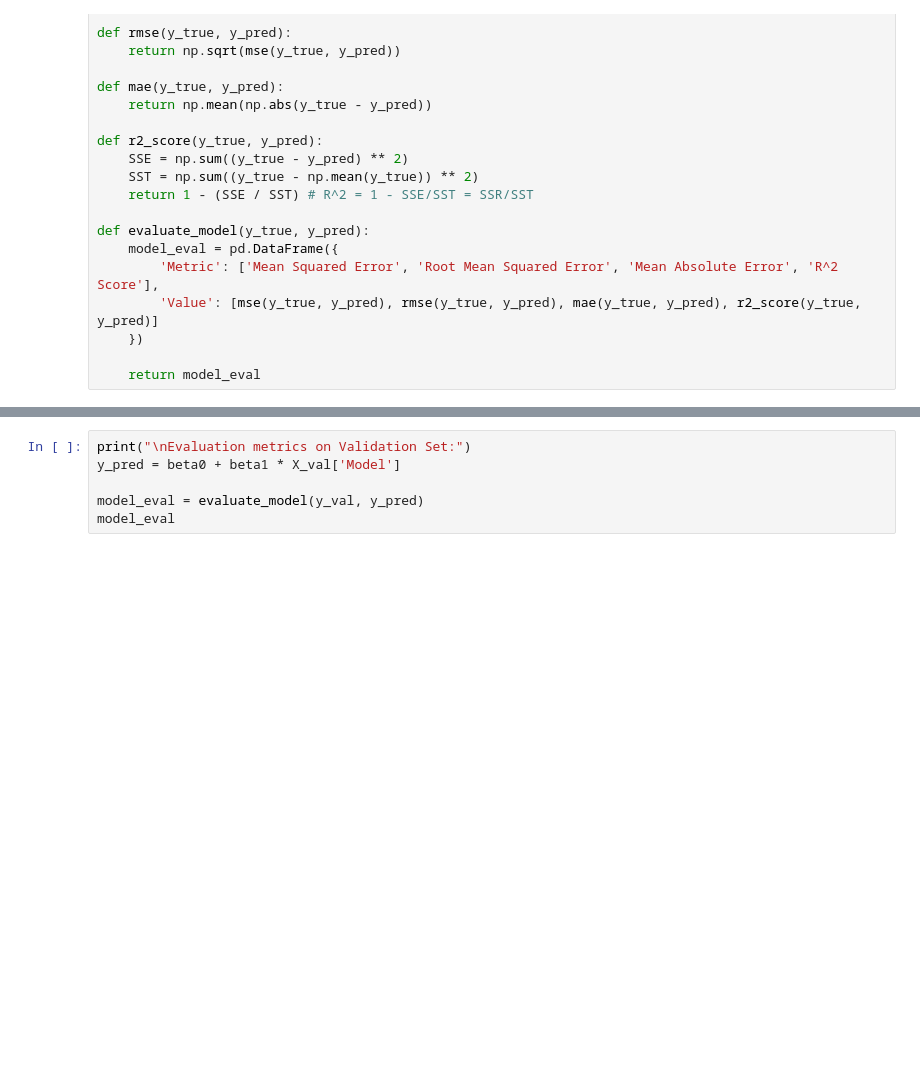
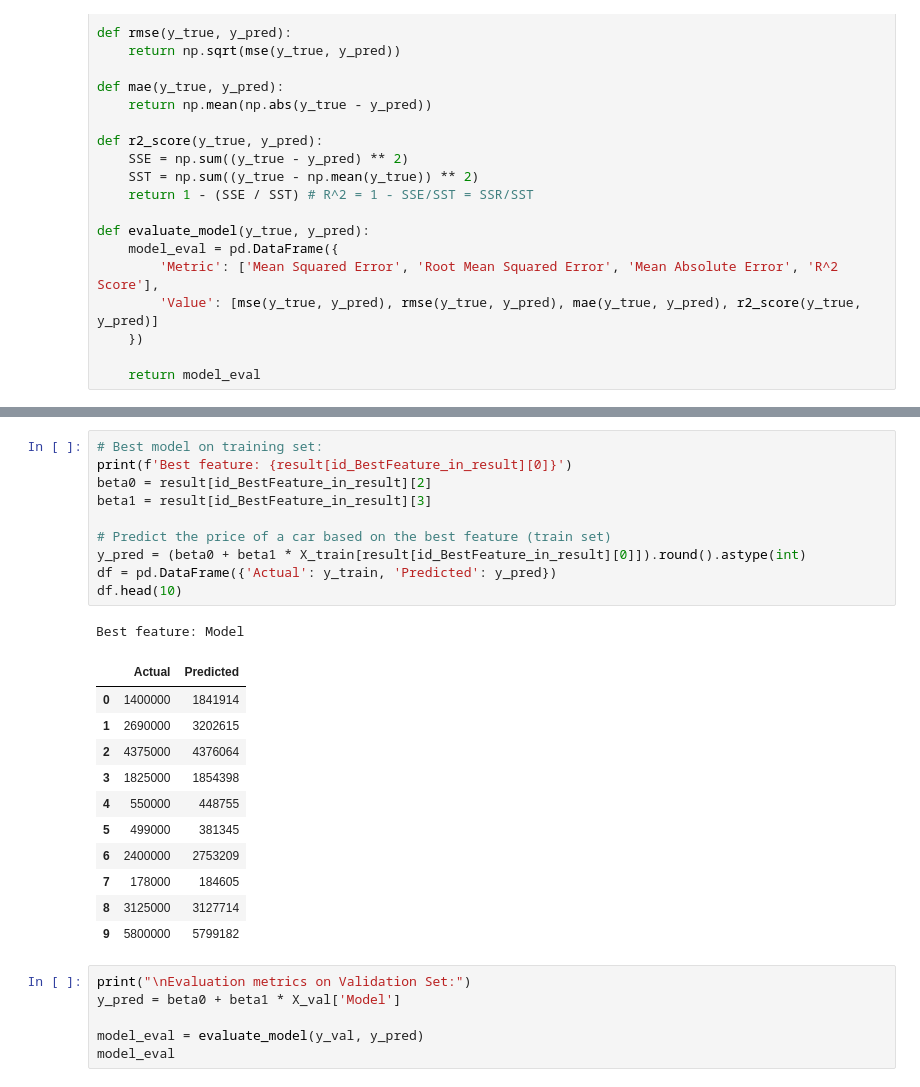
Before and after one commit to ductai05/Math-For-AI, a Jupyter notebook: DucTai_LR.ipynb, the cells around one changed output, grey strips where cells are left out. Drawn from its saved outputs; the diff is of its cells as text; blank space fills up the shorter version.

```diff
--- a/DucTai_LR.ipynb
+++ b/DucTai_LR.ipynb
@@ -804,6 +828,29 @@ Evaluation metrics on Training Set:
 | 1 | Root Mean Squared Error | 2.529963e+05 |
 | 2 | Mean Absolute Error | 9.694022e+04 |
 | 3 | R^2 Score | 9.888831e-01 |
+# %%
+# Best model on training set:
+print(f'Best feature: {result[id_BestFeature_in_result][0]}')
+beta0 = result[id_BestFeature_in_result][2]
+beta1 = result[id_BestFeature_in_result][3]
+
+# Predict the price of a car based on the best feature (train set)
+y_pred = (beta0 + beta1 * X_train[result[id_BestFeature_in_result][0]]).round().astype(int)
+df = pd.DataFrame({'Actual': y_train, 'Predicted': y_pred})
+df.head(10)
+# %% [output]
+Best feature: Model
+|  | Actual | Predicted |
+| 0 | 1400000 | 1841914 |
+| 1 | 2690000 | 3202615 |
+| 2 | 4375000 | 4376064 |
+| 3 | 1825000 | 1854398 |
+| 4 | 550000 | 448755 |
+| 5 | 499000 | 381345 |
+| 6 | 2400000 | 2753209 |
+| 7 | 178000 | 184605 |
+| 8 | 3125000 | 3127714 |
+| 9 | 5800000 | 5799182 |
 # %%
 print("\nEvaluation metrics on Validation Set:")
 y_pred = beta0 + beta1 * X_val['Model']
```
Also changed, not shown: parts of 18 cells of this notebook.
